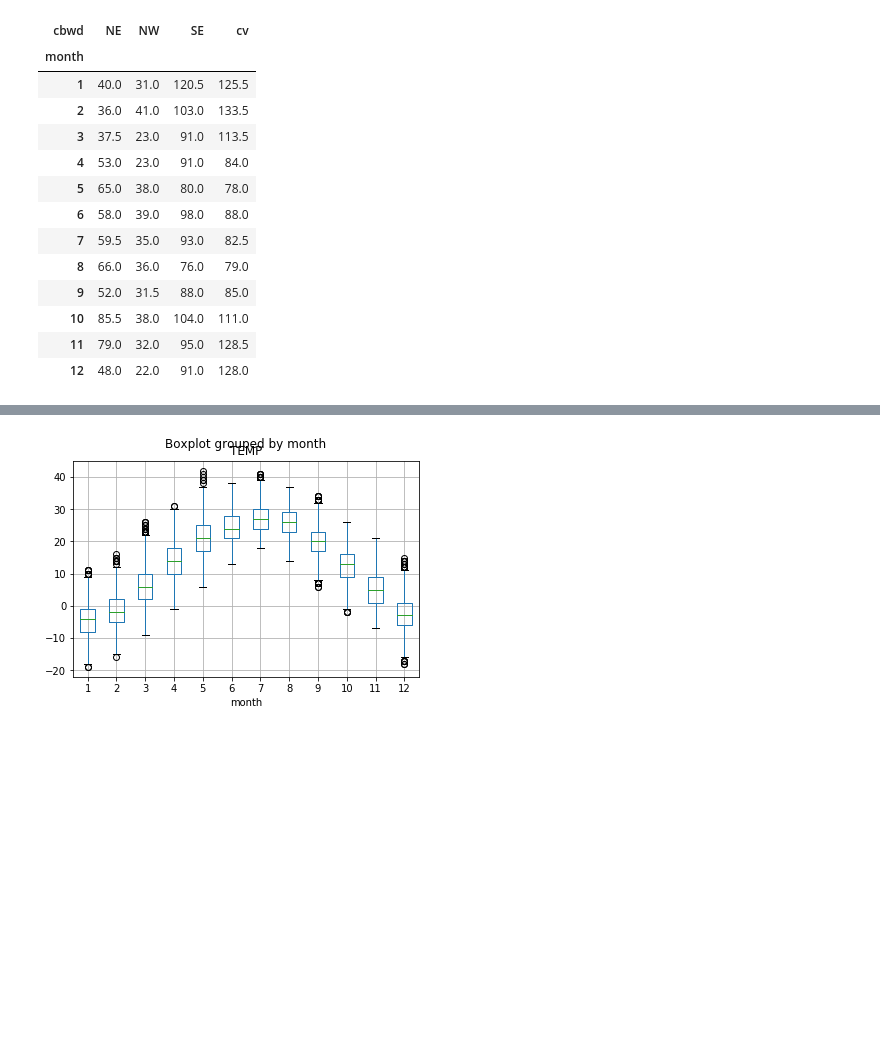
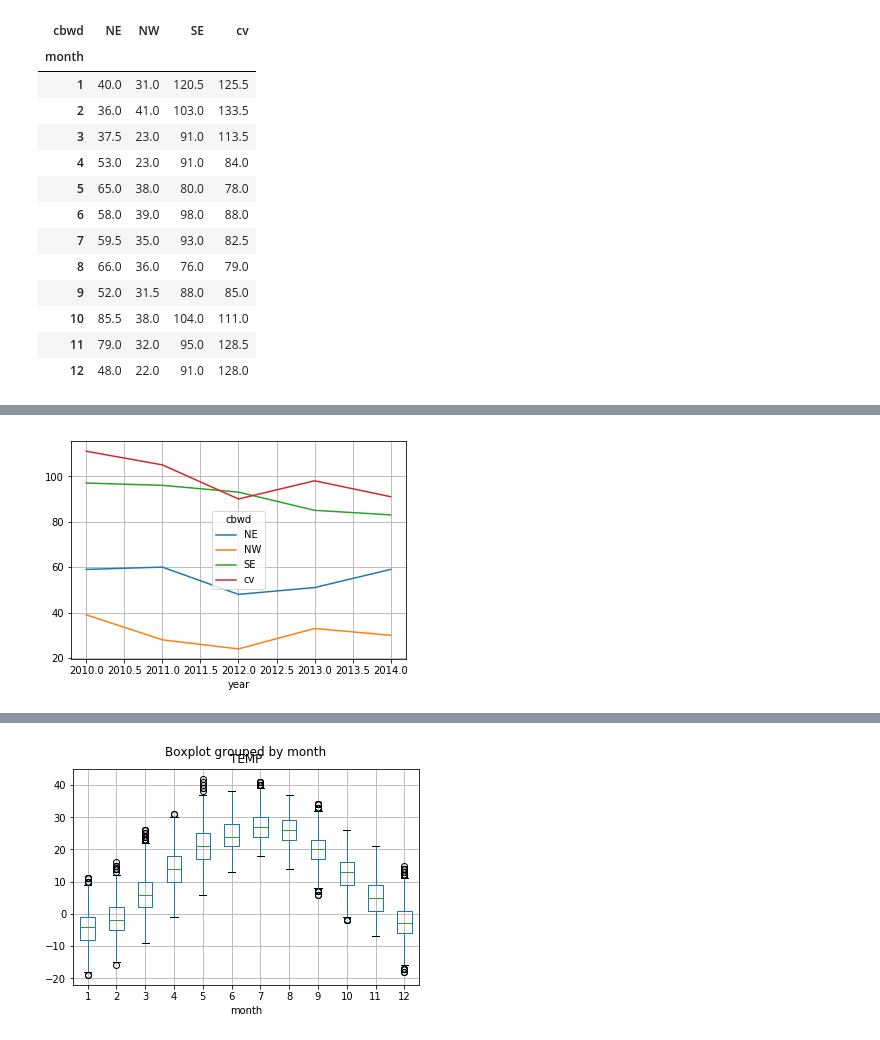
Before and after one commit to ispapadakis/mts, a Jupyter notebook: Exploratory Data Analysis.ipynb, the cells around one changed output, grey strips where cells are left out. Cells and saved outputs as stored; diff of their text form; code cells hidden in the pictures; blank space fills up the shorter version.

```diff
--- a/Exploratory Data Analysis.ipynb
+++ b/Exploratory Data Analysis.ipynb
@@ -96,0 +157,4 @@ Max Median by Month and Wind Direction
+# %%
+grouped = beijing.groupby(["year","cbwd"])["pm2.5"].median().unstack()
+grouped.style.format("{:.1f}").highlight_max(axis=1,color="royalblue").\
+set_caption("Max Median by Year and Wind Direction")
@@ -96,0 +170,4 @@ Max Median by Month and Wind Direction
+# %%
+ax = grouped.plot(grid=True)
+# %% [output]
+[figure, added]
```
Also changed, not shown: parts of 18 cells of this notebook, 2 other files.
